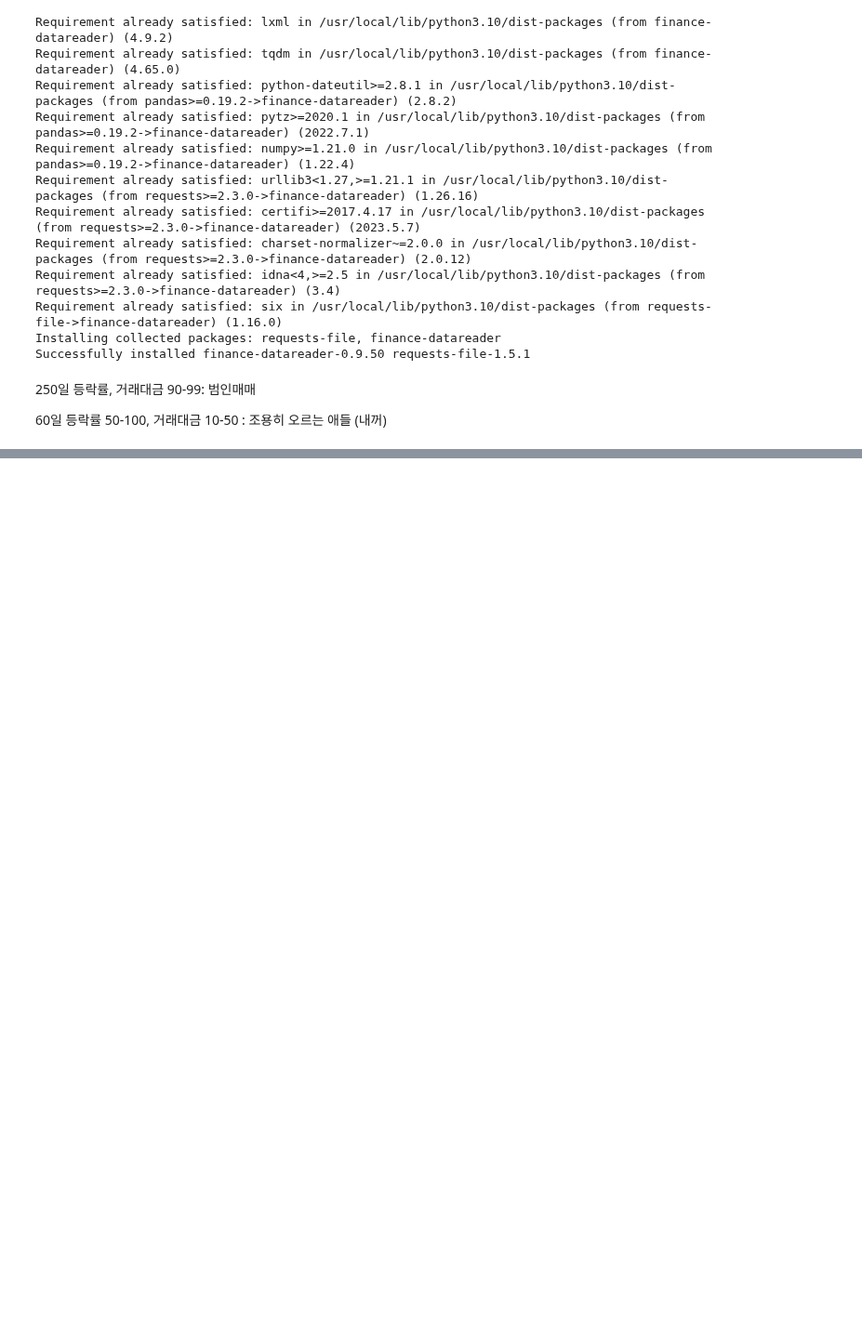
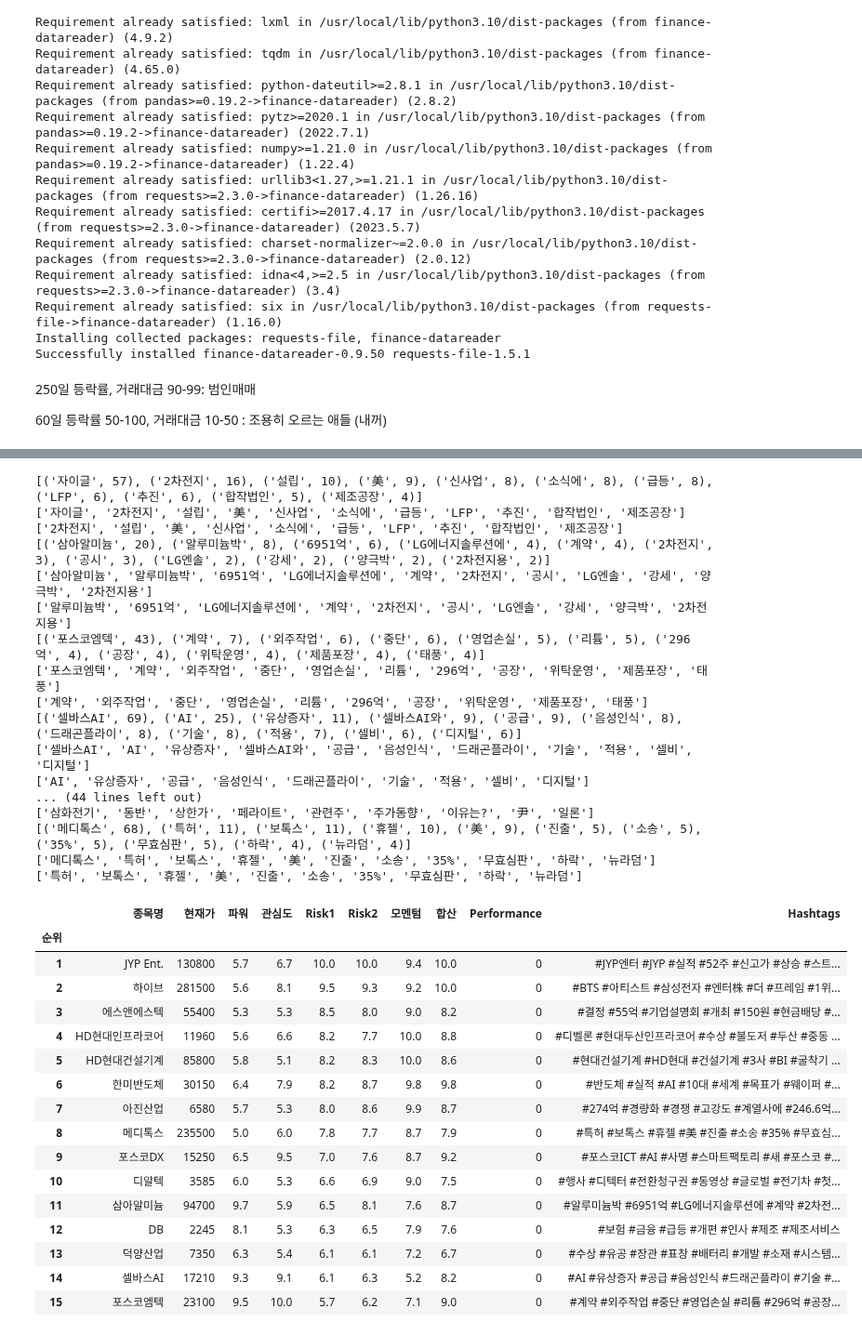
Before and after one commit to yeonghun00/stock-notes, a Jupyter notebook: useful/good_stocks.ipynb, the cells around one changed output, grey strips where cells are left out. Shown at 93% size. Saved outputs shown, nothing was run; the diff lists cells and outputs as text; code cells hidden in the pictures; blank space fills up the shorter version.

```diff
--- a/useful/good_stocks.ipynb
+++ b/useful/good_stocks.ipynb
@@ -225,3 +231,43 @@ files.download('king_df.csv')
+# %%
+# Ai
+stocklist = StockList()
+t = stocklist.result_df.head(15)
+t
+# %% [output]
+[('자이글', 57), ('2차전지', 16), ('설립', 10), ('美', 9), ('신사업', 8), ('소식에', 8), ('급등', 8), ('LFP', 6), ('추진', 6), ('합작법인', 5), ('제조공장', 4)]
+['자이글', '2차전지', '설립', '美', '신사업', '소식에', '급등', 'LFP', '추진', '합작법인', '제조공장']
+['2차전지', '설립', '美', '신사업', '소식에', '급등', 'LFP', '추진', '합작법인', '제조공장']
+[('삼아알미늄', 20), ('알루미늄박', 8), ('6951억', 6), ('LG에너지솔루션에', 4), ('계약', 4), ('2차전지', 3), ('공시', 3), ('LG엔솔', 2), ('강세', 2), ('양극박', 2), ('2차전지용', 2)]
+['삼아알미늄', '알루미늄박', '6951억', 'LG에너지솔루션에', '계약', '2차전지', '공시', 'LG엔솔', '강세', '양극박', '2차전지용']
+['알루미늄박', '6951억', 'LG에너지솔루션에', '계약', '2차전지', '공시', 'LG엔솔', '강세', '양극박', '2차전지용']
+[('포스코엠텍', 43), ('계약', 7), ('외주작업', 6), ('중단', 6), ('영업손실', 5), ('리튬', 5), ('296억', 4), ('공장', 4), ('위탁운영', 4), ('제품포장', 4), ('태풍', 4)]
+['포스코엠텍', '계약', '외주작업', '중단', '영업손실', '리튬', '296억', '공장', '위탁운영', '제품포장', '태풍']
+['계약', '외주작업', '중단', '영업손실', '리튬', '296억', '공장', '위탁운영', '제품포장', '태풍']
+[('셀바스AI', 69), ('AI', 25), ('유상증자', 11), ('셀바스AI와', 9), ('공급', 9), ('음성인식', 8), ('드래곤플라이', 8), ('기술', 8), ('적용', 7), ('셀비', 6), ('디지털', 6)]
+['셀바스AI', 'AI', '유상증자', '셀바스AI와', '공급', '음성인식', '드래곤플라이', '기술', '적용', '셀비', '디지털']
+['AI', '유상증자', '공급', '음성인식', '드래곤플라이', '기술', '적용', '셀비', '디지털']
+... (44 lines left out)
+['삼화전기', '동반', '상한가', '페라이트', '관련주', '주가동향', '이유는?', '尹', '일론']
+[('메디톡스', 68), ('특허', 11), ('보톡스', 11), ('휴젤', 10), ('美', 9), ('진출', 5), ('소송', 5), ('35%', 5), ('무효심판', 5), ('하락', 4), ('뉴라덤', 4)]
+['메디톡스', '특허', '보톡스', '휴젤', '美', '진출', '소송', '35%', '무효심판', '하락', '뉴라덤']
+['특허', '보톡스', '휴젤', '美', '진출', '소송', '35%', '무효심판', '하락', '뉴라덤']
+|  | 종목명 | 현재가 | 파워 | 관심도 | Risk1 | Risk2 | 모멘텀 | 합산 | Performance | Hashtags |
+| 순위 |  |  |  |  |  |  |  |  |  |  |
+| 1 | JYP Ent. | 130800 | 5.7 | 6.7 | 10.0 | 10.0 | 9.4 | 10.0 | 0 | #JYP엔터 #JYP #실적 #52주 #신고가 #상승 #스트... |
+| 2 | 하이브 | 281500 | 5.6 | 8.1 | 9.5 | 9.3 | 9.2 | 10.0 | 0 | #BTS #아티스트 #삼성전자 #엔터株 #더 #프레임 #1위... |
+| 3 | 에스앤에스텍 | 55400 | 5.3 | 5.3 | 8.5 | 8.0 | 9.0 | 8.2 | 0 | #결정 #55억 #기업설명회 #개최 #150원 #현금배당 #... |
+| 4 | HD현대인프라코어 | 11960 | 5.6 | 6.6 | 8.2 | 7.7 | 10.0 | 8.8 | 0 | #디벨론 #현대두산인프라코어 #수상 #불도저 #두산 #중동 ... |
+| 5 | HD현대건설기계 | 85800 | 5.8 | 5.1 | 8.2 | 8.3 | 10.0 | 8.6 | 0 | #현대건설기계 #HD현대 #건설기계 #3사 #BI #굴착기 ... |
+| 6 | 한미반도체 | 30150 | 6.4 | 7.9 | 8.2 | 8.7 | 9.8 | 9.8 | 0 | #반도체 #실적 #AI #10대 #세계 #목표가 #웨이퍼 #... |
+| 7 | 아진산업 | 6580 | 5.7 | 5.3 | 8.0 | 8.6 | 9.9 | 8.7 | 0 | #274억 #경량화 #경쟁 #고강도 #계열사에 #246.6억... |
+| 8 | 메디톡스 | 235500 | 5.0 | 6.0 | 7.8 | 7.7 | 8.7 | 7.9 | 0 | #특허 #보톡스 #휴젤 #美 #진출 #소송 #35% #무효심... |
+| 9 | 포스코DX | 15250 | 6.5 | 9.5 | 7.0 | 7.6 | 8.7 | 9.2 | 0 | #포스코ICT #AI #사명 #스마트팩토리 #새 #포스코 #... |
+| 10 | 디알텍 | 3585 | 6.0 | 5.3 | 6.6 | 6.9 | 9.0 | 7.5 | 0 | #행사 #디텍터 #전환청구권 #동영상 #글로벌 #전기차 #첫... |
+| 11 | 삼아알미늄 | 94700 | 9.7 | 5.9 | 6.5 | 8.1 | 7.6 | 8.7 | 0 | #알루미늄박 #6951억 #LG에너지솔루션에 #계약 #2차전... |
+| 12 | DB | 2245 | 8.1 | 5.3 | 6.3 | 6.5 | 7.9 | 7.6 | 0 | #보험 #금융 #급등 #개편 #인사 #제조 #제조서비스 |
+| 13 | 덕양산업 | 7350 | 6.3 | 5.4 | 6.1 | 6.1 | 7.2 | 6.7 | 0 | #수상 #유공 #장관 #표창 #배터리 #개발 #소재 #시스템... |
+| 14 | 셀바스AI | 17210 | 9.3 | 9.1 | 6.1 | 6.3 | 5.2 | 8.2 | 0 | #AI #유상증자 #공급 #음성인식 #드래곤플라이 #기술 #... |
+| 15 | 포스코엠텍 | 23100 | 9.5 | 10.0 | 5.7 | 6.2 | 7.1 | 9.0 | 0 | #계약 #외주작업 #중단 #영업손실 #리튬 #296억 #공장... |
 # %%
 # Ai
 stocklist = StockList()
```
Also changed, not shown: parts of 9 cells of this notebook.
